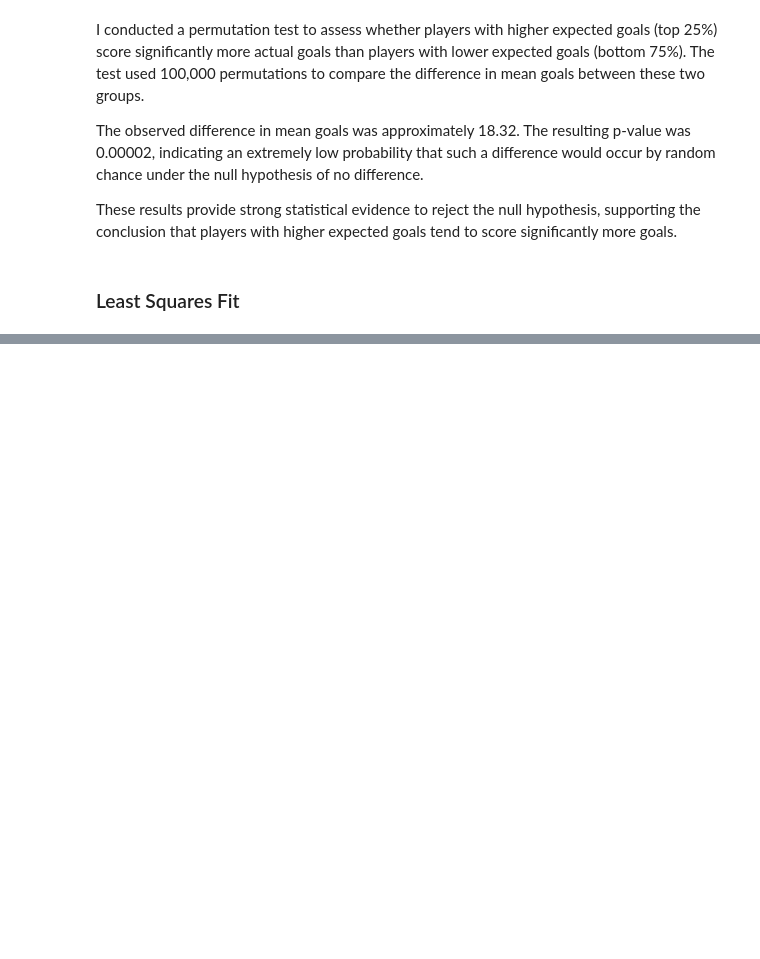
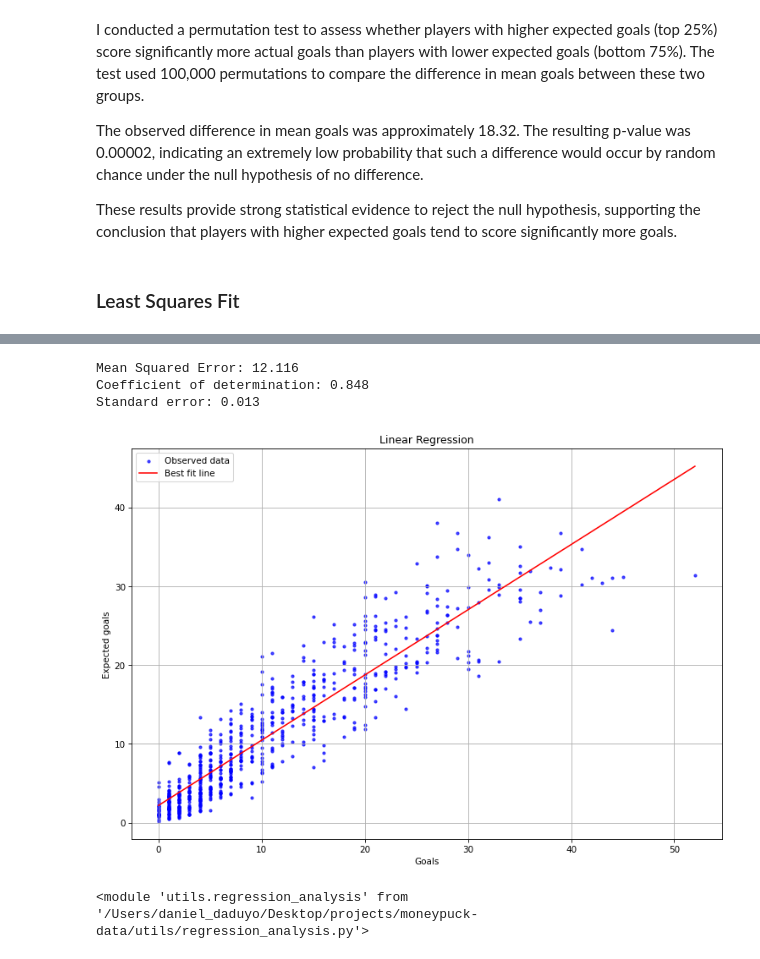
Before and after one commit to thedanicode24/moneypuck-data, a Jupyter notebook: skaters/goals.ipynb, the cells around one changed output, grey strips where cells are left out. Cells and saved outputs as stored; diff of their text form; code cells hidden in the pictures; blank space fills up the shorter version.

```diff
--- a/skaters/goals.ipynb
+++ b/skaters/goals.ipynb
@@ -381,0 +331,13 @@ Standard error: 0.013258369611365258
+# %%
+regression_analysis.plot_linear_regression(df1, df2, xlabel=label1, ylabel=label2)
+# %% [output]
+Mean Squared Error: 12.116
+Coefficient of determination: 0.848
+Standard error: 0.013
+[figure, added]
+# %%
+from utils import regression_analysis
+import importlib
+importlib.reload(regression_analysis)
+# %% [output]
+<module 'utils.regression_analysis' from '/Users/daniel_daduyo/Desktop/projects/moneypuck-data/utils/regression_analysis.py'>
```
Also changed, not shown: parts of 20 cells of this notebook, 2 other files.
